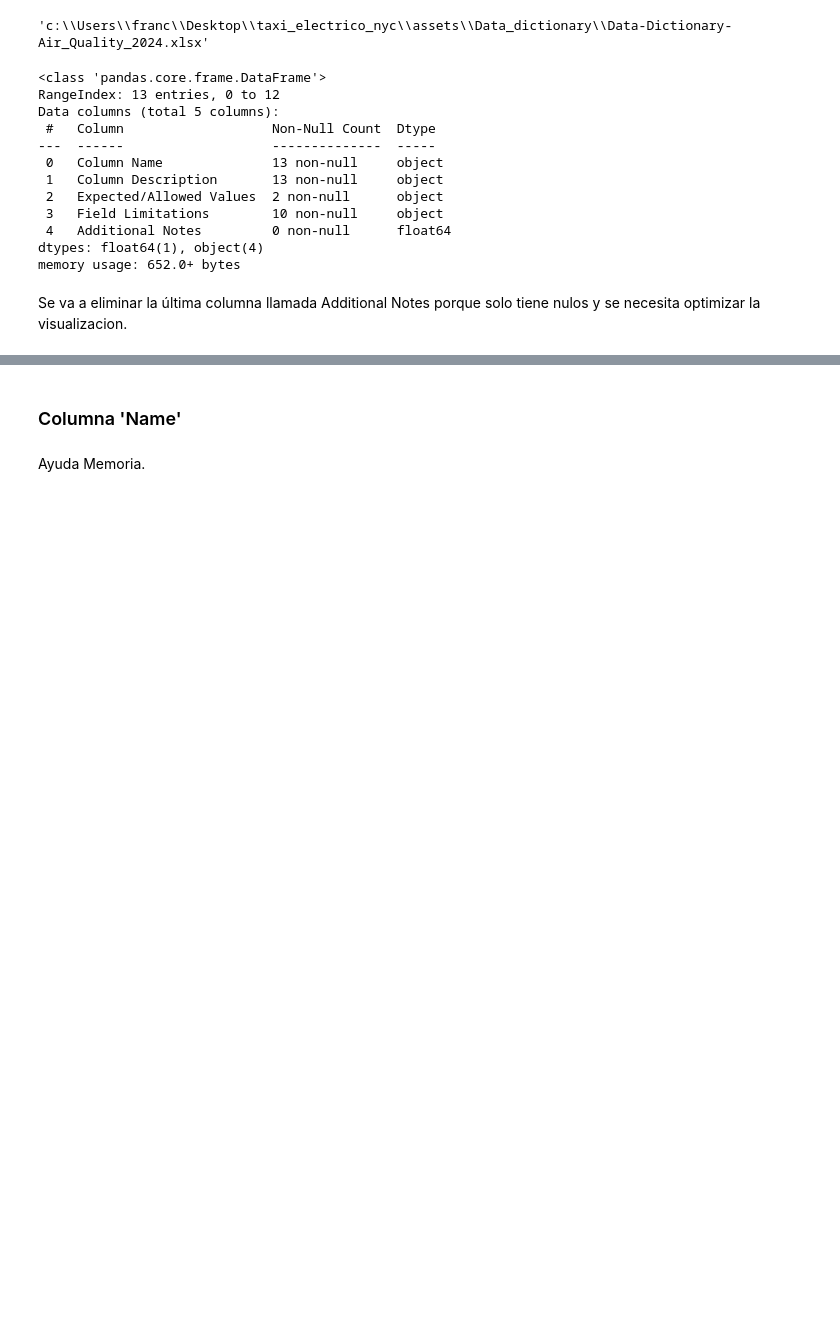
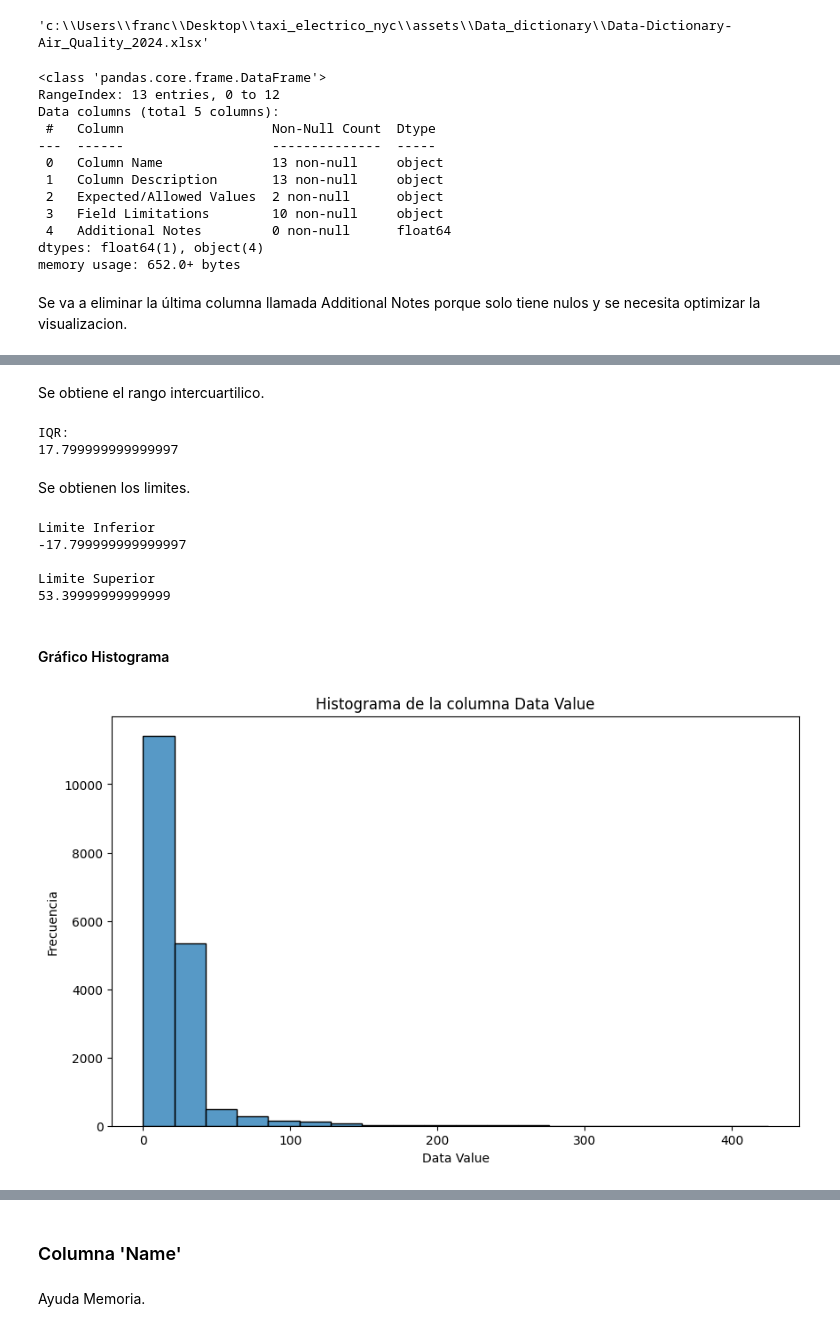
Before and after one commit to lmunozm1702/taxi_electrico_nyc, a Jupyter notebook: EDA/EDA-Calidad_de_Air_Quality.ipynb, the cells around one changed output, grey strips where cells are left out. Drawn from its saved outputs; the diff is of its cells as text; code cells hidden in the pictures; blank space fills up the shorter version.

Commit message:
Modificacion de Outliers y Distribucion de columna numerica

```diff
--- a/EDA/EDA-Calidad_de_Air_Quality.ipynb
+++ b/EDA/EDA-Calidad_de_Air_Quality.ipynb
@@ -253,0 +313,39 @@ diccionario
+# %% [markdown]
+Se obtiene el rango intercuartilico.
+# %%
+IQR = Q3 - Q1
+print('IQR:')
+print(IQR)
+# %% [output]
+IQR:
+17.799999999999997
+# %% [markdown]
+Se obtienen los limites.
+# %%
+lower_bound = Q1 - 1.5 * IQR
+upper_bound = Q3 + 1.5 * IQR
+
+print('Limite Inferior')
+print(lower_bound)
+
+print()
+
+print('Limite Superior')
+print(upper_bound)
+# %% [output]
+Limite Inferior
+-17.799999999999997
+
+Limite Superior
+53.39999999999999
+# %% [markdown]
+#### Gráfico Histograma
+# %%
+plt.figure(figsize=(10, 6))
+sns.histplot(x=air_quality['Data Value'], bins=20)
+plt.title(f'Histograma de la columna Data Value')
+plt.xlabel('Data Value')
+plt.ylabel('Frecuencia')
+plt.show()
+# %% [output]
+[figure, added]
```
Also changed, not shown: parts of 19 cells of this notebook.
